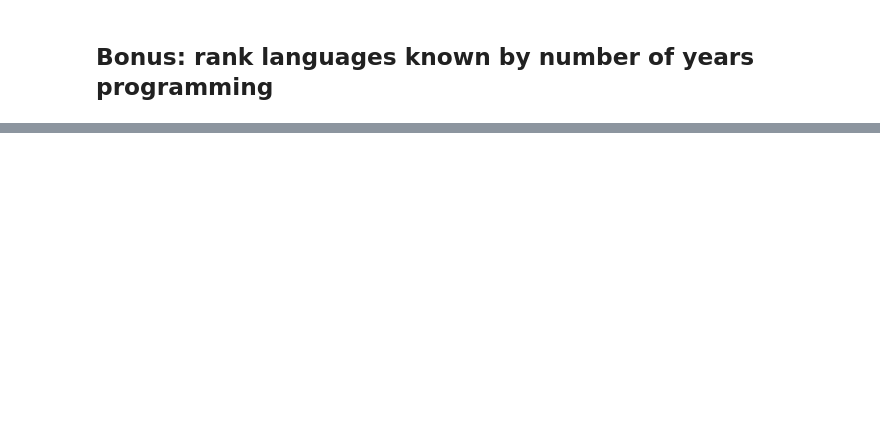
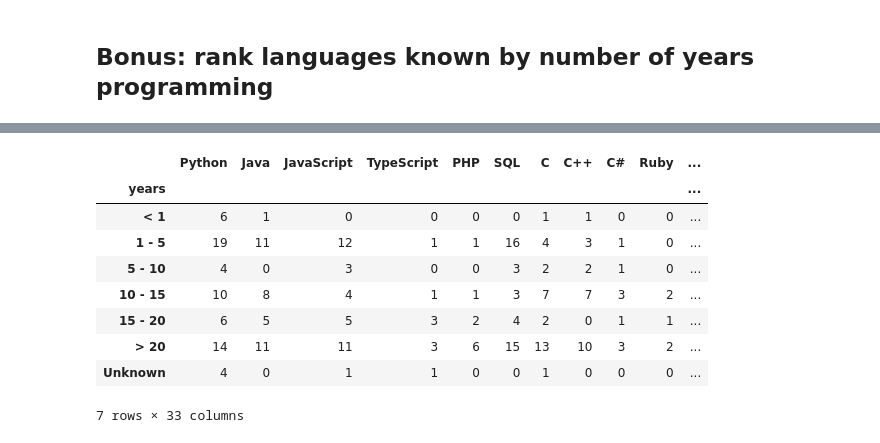
Before and after one commit to ariannedee/python-data-structures, a Jupyter notebook: project/sample_solutions/proj_4_pandas.ipynb, the cells around one changed output, grey strips where cells are left out. Drawn from its saved outputs; the diff is of its cells as text; code cells hidden in the pictures; blank space fills up the shorter version.

```diff
--- a/project/sample_solutions/proj_4_pandas.ipynb
+++ b/project/sample_solutions/proj_4_pandas.ipynb
@@ -66,6 +181,17 @@ df2
 # %%
-by_years = df2.groupby('years').sum()
+by_years = df2.groupby('years').sum().drop(columns=['languages'])
 by_years
+# %% [output]
+|  | Python | Java | JavaScript | TypeScript | PHP | SQL | C | C++ | C# | Ruby | ... |
+| years |  |  |  |  |  |  |  |  |  |  | ... |
+| < 1 | 6 | 1 | 0 | 0 | 0 | 0 | 1 | 1 | 0 | 0 | ... |
+| 1 - 5 | 19 | 11 | 12 | 1 | 1 | 16 | 4 | 3 | 1 | 0 | ... |
+| 5 - 10 | 4 | 0 | 3 | 0 | 0 | 3 | 2 | 2 | 1 | 0 | ... |
+| 10 - 15 | 10 | 8 | 4 | 1 | 1 | 3 | 7 | 7 | 3 | 2 | ... |
+| 15 - 20 | 6 | 5 | 5 | 3 | 2 | 4 | 2 | 0 | 1 | 1 | ... |
+| > 20 | 14 | 11 | 11 | 3 | 6 | 15 | 13 | 10 | 3 | 2 | ... |
+| Unknown | 4 | 0 | 1 | 1 | 0 | 0 | 1 | 0 | 0 | 0 | ... |
+7 rows × 33 columns
 # %%
 for index in by_years.index:
     num_respondents = by_years.loc[index, 'total']
```
Also changed, not shown: parts of 14 cells of this notebook, 5 other files.
